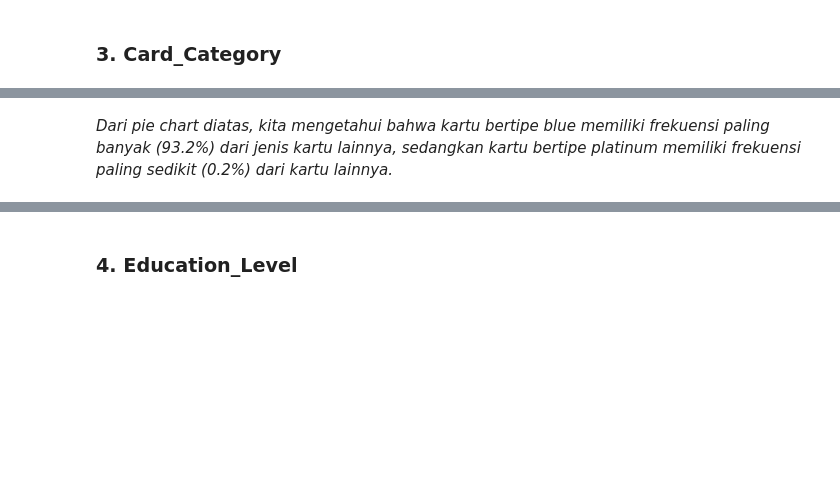
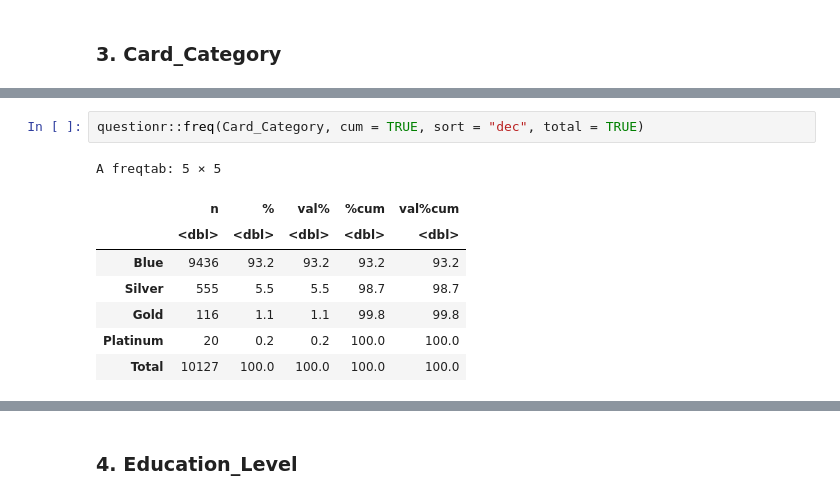
Before and after one commit to dioapw/TUBES_STATISTIKA_DATA, a Jupyter notebook: TUBES_STATISTIKA.ipynb, the cells around one changed output, grey strips where cells are left out. Drawn from its saved outputs; the diff is of its cells as text; blank space fills up the shorter version.

```diff
--- a/TUBES_STATISTIKA.ipynb
+++ b/TUBES_STATISTIKA.ipynb
@@ -457,2 +419,11 @@ legend("topright",c("Blue","Gold","Platinum","Silver"),fill=c("blue","gold","red
-# %% [markdown]
-*Dari pie chart diatas, kita mengetahui bahwa kartu bertipe blue memiliki frekuensi paling banyak (93.2%) dari jenis kartu lainnya, sedangkan kartu bertipe platinum memiliki frekuensi paling sedikit (0.2%) dari kartu lainnya.*
+# %%
+questionr::freq(Card_Category, cum = TRUE, sort = "dec", total = TRUE)
+# %% [output]
+A freqtab: 5 × 5
+|  | n | % | val% | %cum | val%cum |
+|  | <dbl> | <dbl> | <dbl> | <dbl> | <dbl> |
+| Blue | 9436 | 93.2 | 93.2 | 93.2 | 93.2 |
+| Silver | 555 | 5.5 | 5.5 | 98.7 | 98.7 |
+| Gold | 116 | 1.1 | 1.1 | 99.8 | 99.8 |
+| Platinum | 20 | 0.2 | 0.2 | 100.0 | 100.0 |
+| Total | 10127 | 100.0 | 100.0 | 100.0 | 100.0 |
```
Also changed, not shown: parts of 23 cells of this notebook.
